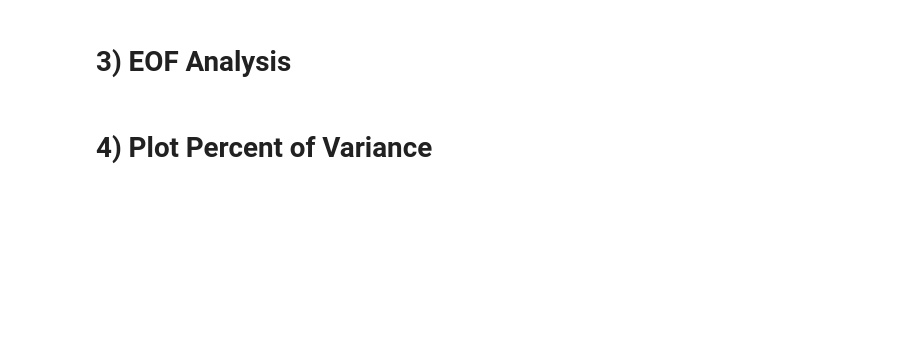
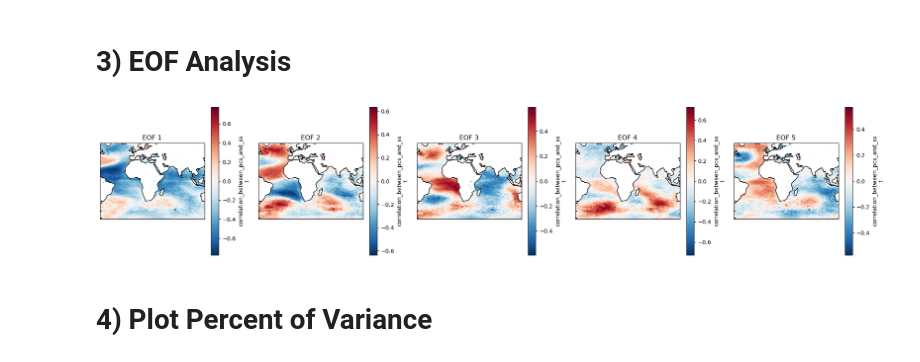
Before and after one commit to alyhall09/ATMS-523-Module-4, a Jupyter notebook: Module4HW.ipynb, the cells around one changed output. Cells and saved outputs as stored; diff of their text form; code cells hidden in the pictures; blank space fills up the shorter version.

```diff
--- a/Module4HW.ipynb
+++ b/Module4HW.ipynb
@@ -59,0 +158,3 @@ def monthly_anom_and_z(
+# %%
+# monthly anoms & z score
+anom, z = monthly_anom_and_z(detr, time_dim="time", base_period=("1981-01-01", "2010-12-31"))
@@ -60,4 +209,41 @@ def monthly_anom_and_z(
 # %% [markdown]
 # 3) EOF Analysis
+# %%
+import matplotlib.pyplot as plt
+import numpy as np
+import xarray as xr
+from eofs.xarray import Eof
+
+sst_chunked = anom['sst'].chunk({"time": -1})
+lat = sst_chunked.latitude.values
+coslat = np.cos(np.deg2rad(lat))
+wgts = np.sqrt(coslat)[:, np.newaxis]
+# %%
+solver = Eof(sst_chunked, weights=wgts)
+# %%
+n_eofs = 5
+
+# EOFs: spatial patterns
+eofs = solver.eofsAsCorrelation(neofs=n_eofs)
+
+# PCs: time series
+pcs = solver.pcs(npcs=n_eofs, pcscaling=1)
+# %%
+import cartopy.crs as ccrs
+
+fig, axes = plt.subplots(1, n_eofs, figsize=(20,4), subplot_kw={'projection': ccrs.PlateCarree()})
+
+for i in range(n_eofs):
+    ax = axes[i]
+    eof_i = eofs[i, :, :]
+    eof_i.plot(ax=ax, transform=ccrs.PlateCarree(),
+               cmap='RdBu_r')
+    ax.coastlines()
+    ax.set_title(f'EOF {i+1}')
+
+plt.tight_layout()
+plt.show()
+# %% [output]
+[figure, added]
 # %% [markdown]
 # 4) Plot Percent of Variance
```
Also changed, not shown: parts of 16 cells of this notebook.
